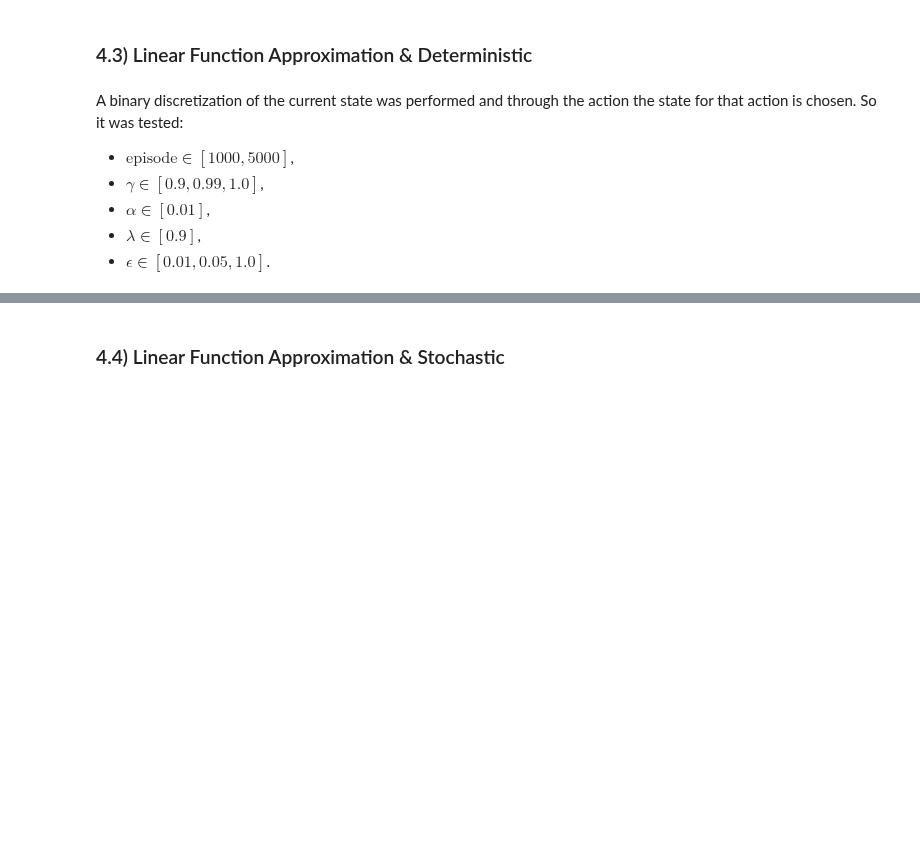
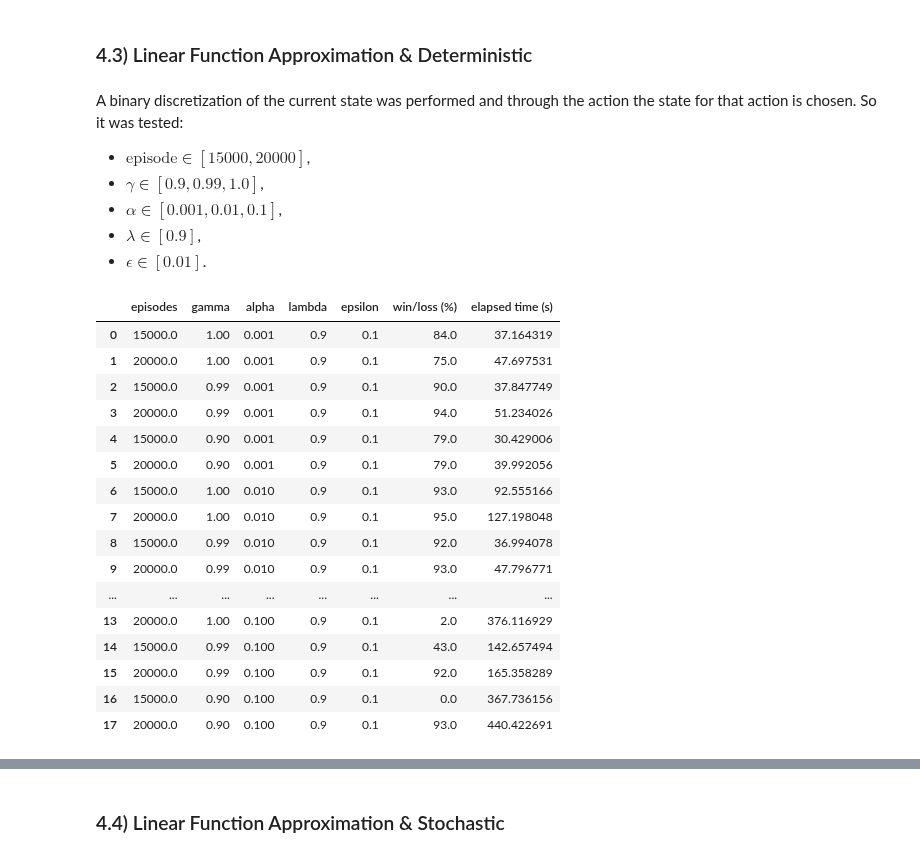
Before and after one commit to thurbridi/mo436-project-1, a Jupyter notebook: notebooks/project_1.ipynb, the cells around one changed output, grey strips where cells are left out. Saved outputs shown, nothing was run; the diff lists cells and outputs as text; code cells hidden in the pictures; blank space fills up the shorter version.

```diff
--- a/notebooks/project_1.ipynb
+++ b/notebooks/project_1.ipynb
@@ -708,12 +672,32 @@ print_policy_sarsa(Q_ssarsa)
 A binary discretization of the current state was performed and through the action the state for that action is chosen. So it was tested:
 
 
-* $\text{episode} \in [1000, 5000]$,
+* $\text{episode} \in [15000, 20000]$,
 * $\gamma \in [0.9, 0.99, 1.0]$,
-* $\alpha \in [0.01]$,
+* $\alpha \in [0.001, 0.01, 0.1]$,
 * $\lambda \in [0.9]$,
-* $\epsilon \in [0.01, 0.05, 1.0]$.
+* $\epsilon \in [0.01]$.
 # %%
 from sarsa_lambda_approx import *
+# %%
+report_sarsa_approx(False)
+# %% [output]
+|  | episodes | gamma | alpha | lambda | epsilon | win/loss (%) | elapsed time (s) |
+| 0 | 15000.0 | 1.00 | 0.001 | 0.9 | 0.1 | 84.0 | 37.164319 |
+| 1 | 20000.0 | 1.00 | 0.001 | 0.9 | 0.1 | 75.0 | 47.697531 |
+| 2 | 15000.0 | 0.99 | 0.001 | 0.9 | 0.1 | 90.0 | 37.847749 |
+| 3 | 20000.0 | 0.99 | 0.001 | 0.9 | 0.1 | 94.0 | 51.234026 |
+| 4 | 15000.0 | 0.90 | 0.001 | 0.9 | 0.1 | 79.0 | 30.429006 |
+| 5 | 20000.0 | 0.90 | 0.001 | 0.9 | 0.1 | 79.0 | 39.992056 |
+| 6 | 15000.0 | 1.00 | 0.010 | 0.9 | 0.1 | 93.0 | 92.555166 |
+| 7 | 20000.0 | 1.00 | 0.010 | 0.9 | 0.1 | 95.0 | 127.198048 |
+| 8 | 15000.0 | 0.99 | 0.010 | 0.9 | 0.1 | 92.0 | 36.994078 |
+| 9 | 20000.0 | 0.99 | 0.010 | 0.9 | 0.1 | 93.0 | 47.796771 |
+| ... | ... | ... | ... | ... | ... | ... | ... |
+| 13 | 20000.0 | 1.00 | 0.100 | 0.9 | 0.1 | 2.0 | 376.116929 |
+| 14 | 15000.0 | 0.99 | 0.100 | 0.9 | 0.1 | 43.0 | 142.657494 |
+| 15 | 20000.0 | 0.99 | 0.100 | 0.9 | 0.1 | 92.0 | 165.358289 |
+| 16 | 15000.0 | 0.90 | 0.100 | 0.9 | 0.1 | 0.0 | 367.736156 |
+| 17 | 20000.0 | 0.90 | 0.100 | 0.9 | 0.1 | 93.0 | 440.422691 |
 # %%
 env = gym.make('FrozenLake8x8-v1', is_slippery=False)
```
Also changed, not shown: parts of 17 cells of this notebook, 3 other files.
